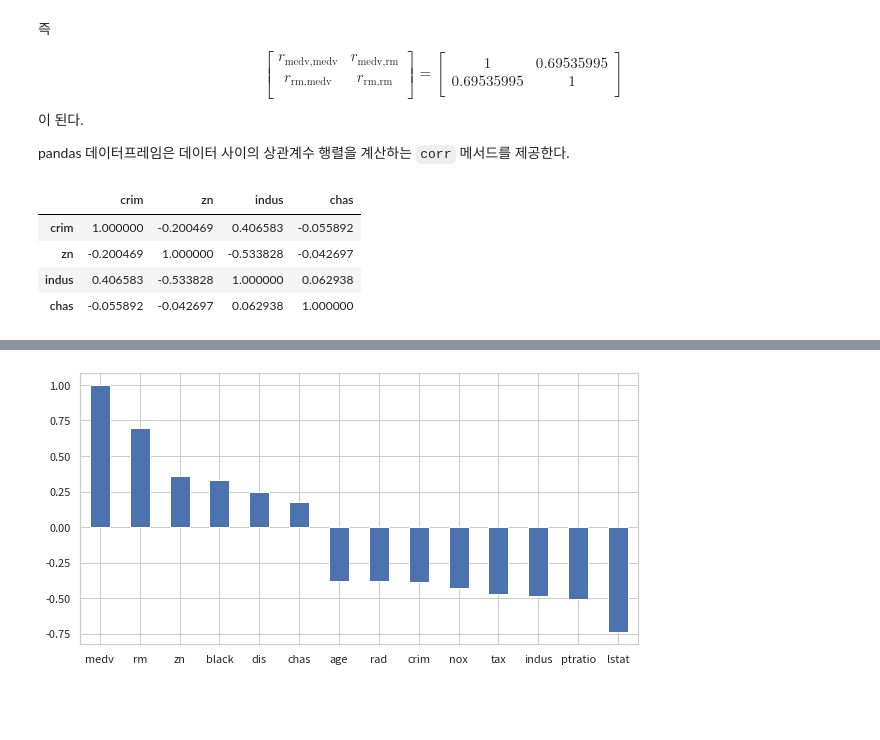
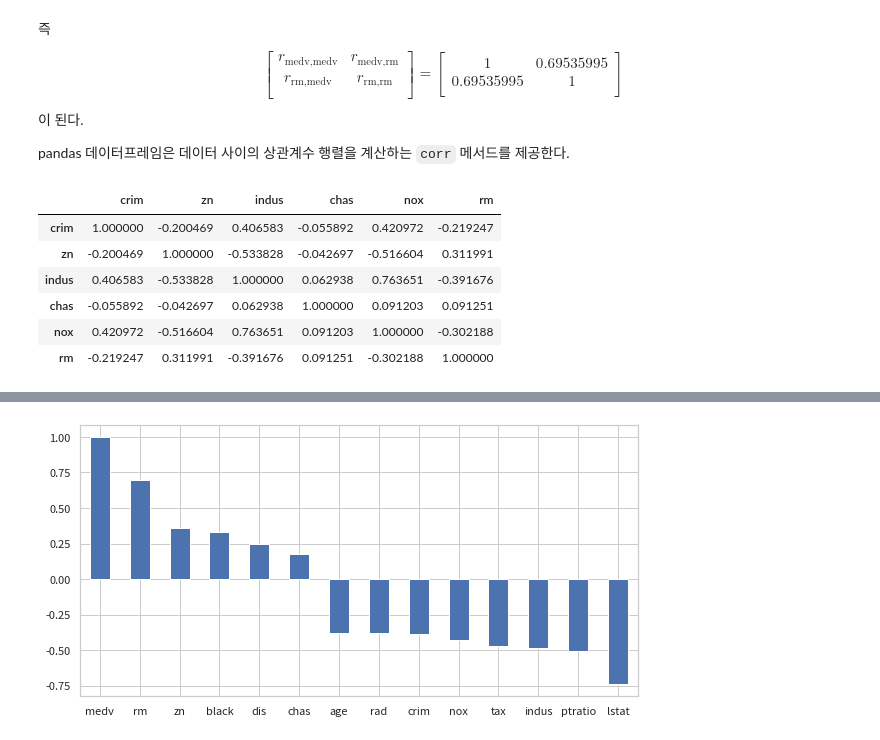
Before and after one commit to datascienceschool/book_data_analysis, a Jupyter notebook: _sources/ch03/03_01.ipynb, the cells around one changed output, grey strips where cells are left out. Cells and saved outputs as stored; diff of their text form; code cells hidden in the pictures; blank space fills up the shorter version.

```diff
--- a/_sources/ch03/03_01.ipynb
+++ b/_sources/ch03/03_01.ipynb
@@ -193,10 +193,12 @@ $$
 pandas 데이터프레임은 데이터 사이의 상관계수 행렬을 계산하는 `corr` 메서드를 제공한다.
 # %%
 df_corr = df.corr()
-df_corr.iloc[:4, :4]
+df_corr.iloc[:6, :6]
 # %% [output]
-|  | crim | zn | indus | chas |
-| crim | 1.000000 | -0.200469 | 0.406583 | -0.055892 |
-| zn | -0.200469 | 1.000000 | -0.533828 | -0.042697 |
-| indus | 0.406583 | -0.533828 | 1.000000 | 0.062938 |
-| chas | -0.055892 | -0.042697 | 0.062938 | 1.000000 |
+|  | crim | zn | indus | chas | nox | rm |
+| crim | 1.000000 | -0.200469 | 0.406583 | -0.055892 | 0.420972 | -0.219247 |
+| zn | -0.200469 | 1.000000 | -0.533828 | -0.042697 | -0.516604 | 0.311991 |
+| indus | 0.406583 | -0.533828 | 1.000000 | 0.062938 | 0.763651 | -0.391676 |
+| chas | -0.055892 | -0.042697 | 0.062938 | 1.000000 | 0.091203 | 0.091251 |
+| nox | 0.420972 | -0.516604 | 0.763651 | 0.091203 | 1.000000 | -0.302188 |
+| rm | -0.219247 | 0.311991 | -0.391676 | 0.091251 | -0.302188 | 1.000000 |
```
Also changed, not shown: parts of 6 cells of this notebook, 9 other files.
